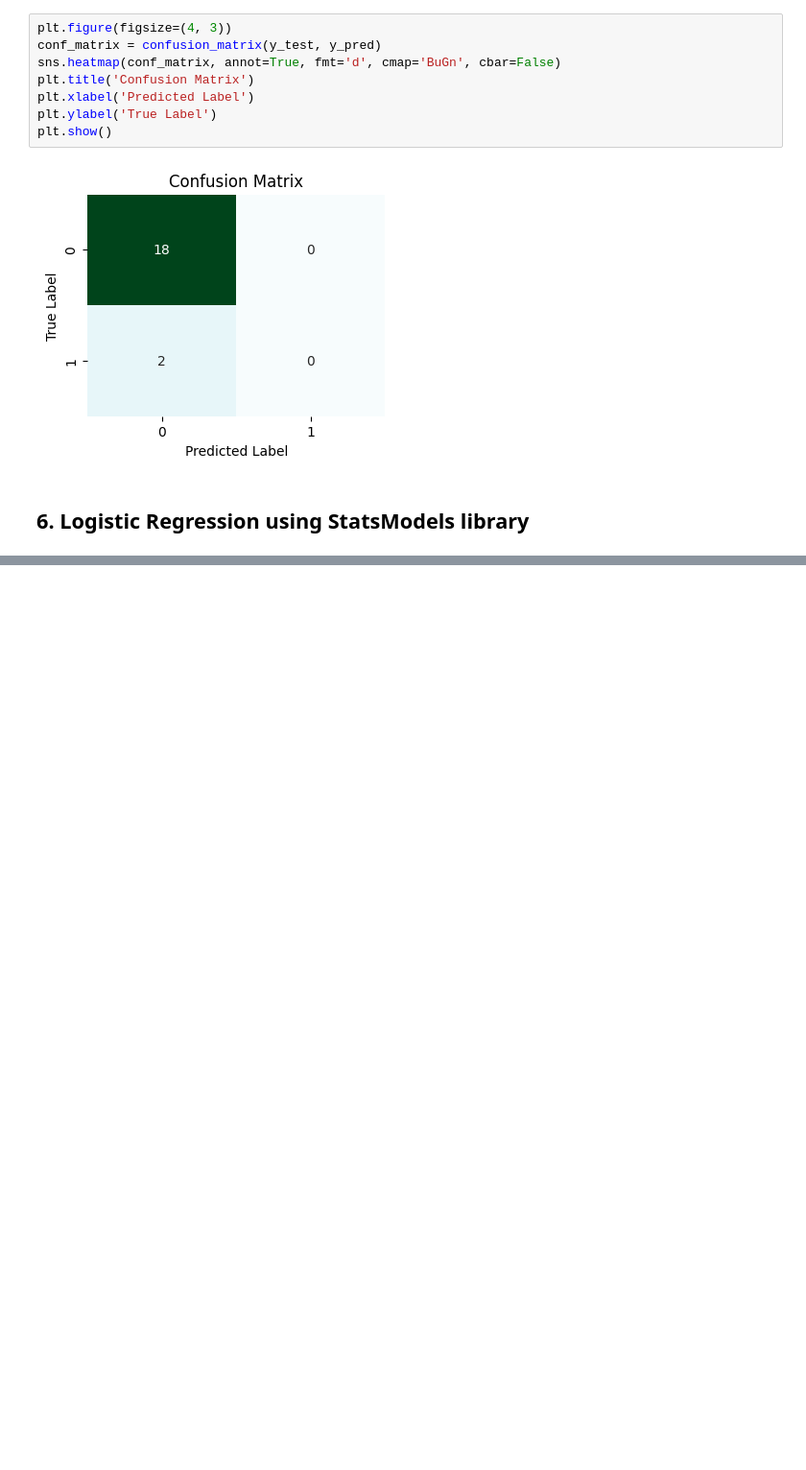
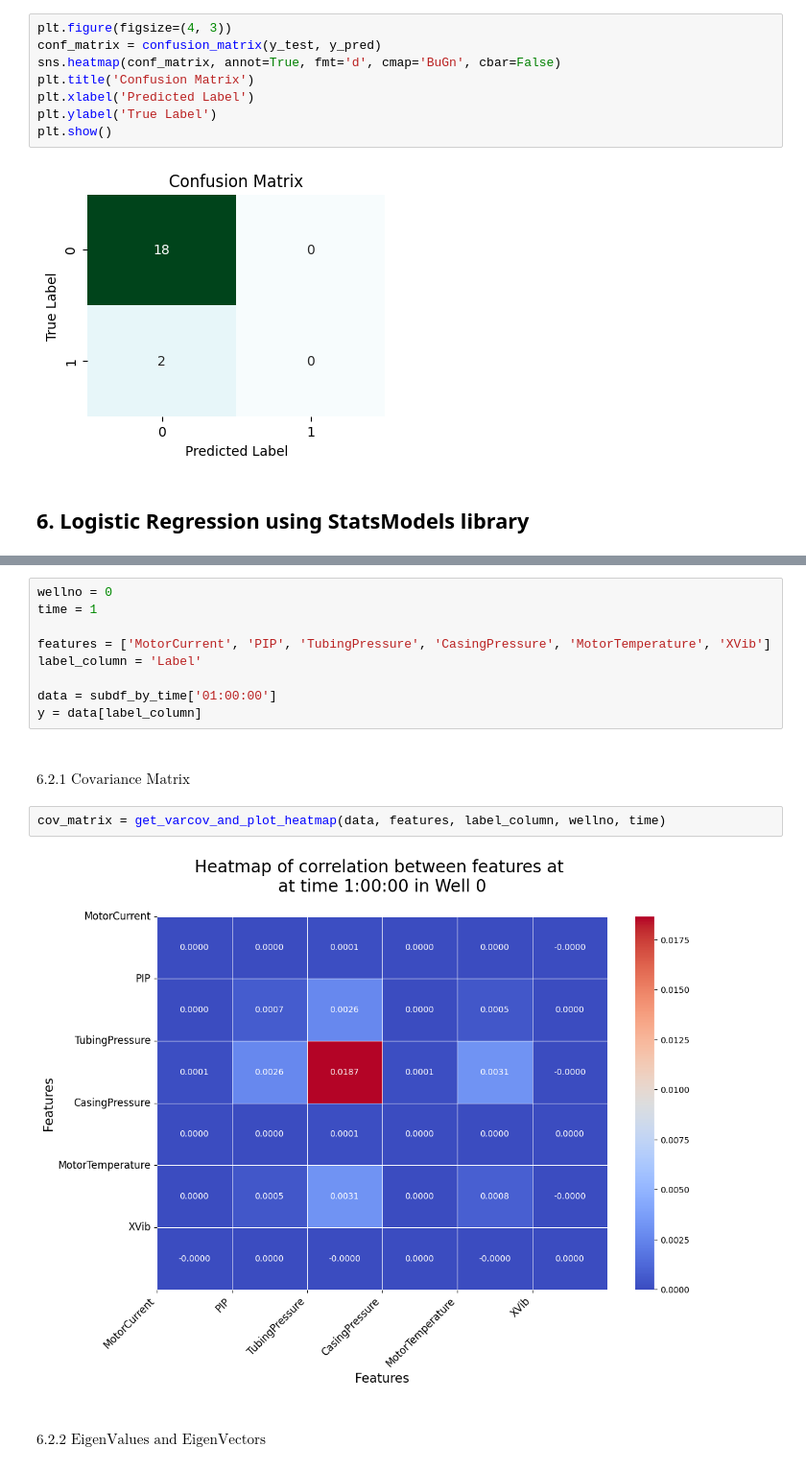
Before and after one commit to kameshcodes/ms-project, a Jupyter notebook: notebooks/2_modelling.ipynb, the cells around one changed output, grey strips where cells are left out. Shown at 96% size. Drawn from its saved outputs; the diff is of its cells as text; blank space fills up the shorter version.

```diff
--- a/notebooks/2_modelling.ipynb
+++ b/notebooks/2_modelling.ipynb
@@ -230,0 +477,18 @@ XVib              1.239e+04   3.59e+08   3.45e-05      1.000   -7.03e+08    7.03
+# %%
+wellno = 0
+time = 1
+
+features = ['MotorCurrent', 'PIP', 'TubingPressure', 'CasingPressure', 'MotorTemperature', 'XVib']
+label_column = 'Label'
+
+data = subdf_by_time['01:00:00']
+y = data[label_column]
+# %% [markdown]
+#### $\text{6.2.1 Covariance Matrix}$
+# %%
+cov_matrix = get_varcov_and_plot_heatmap(data, features, label_column, wellno, time)
+# %% [output]
+[figure, added]
+# %% [markdown]
+
+#### $\text{6.2.2 EigenValues and EigenVectors}$
```
Also changed, not shown: parts of 56 cells of this notebook, 2 other files.
